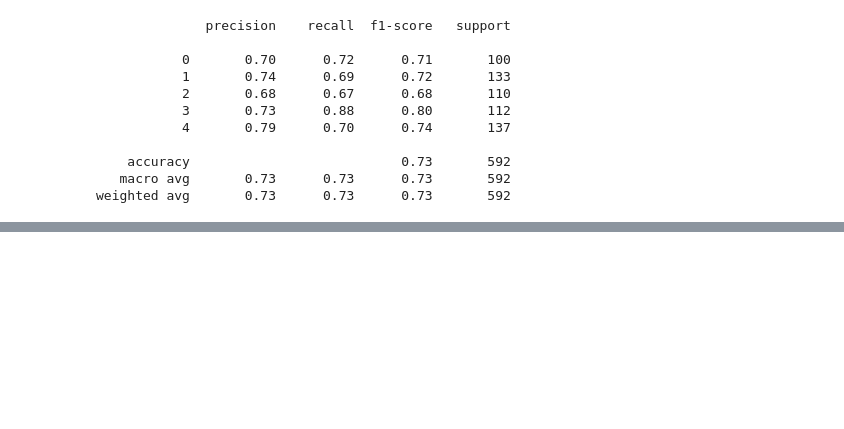
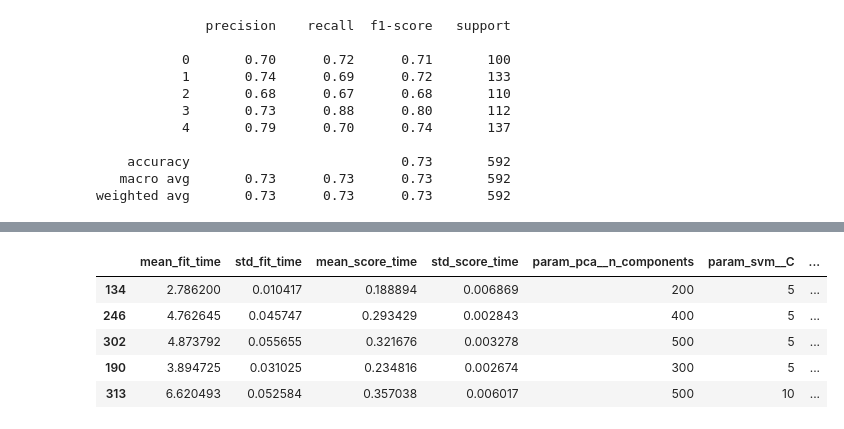
Before and after one commit to denisa-cernatoiu/ic1, a Jupyter notebook: project.ipynb, the cells around one changed output, grey strips where cells are left out. Drawn from its saved outputs; the diff is of its cells as text; code cells hidden in the pictures; blank space fills up the shorter version.

```diff
--- a/project.ipynb
+++ b/project.ipynb
@@ -254,0 +254,12 @@ NameError: name 'label_names' is not defined
+# %%
+# results sorted by rank
+results_df = pd.DataFrame(grid.cv_results_)
+results_df = results_df.sort_values('rank_test_score')
+results_df.head()
+# %% [output]
+|  | mean_fit_time | std_fit_time | mean_score_time | std_score_time | param_pca__n_components | param_svm__C | ... |
+| 134 | 2.786200 | 0.010417 | 0.188894 | 0.006869 | 200 | 5 | ... |
+| 246 | 4.762645 | 0.045747 | 0.293429 | 0.002843 | 400 | 5 | ... |
+| 302 | 4.873792 | 0.055655 | 0.321676 | 0.003278 | 500 | 5 | ... |
+| 190 | 3.894725 | 0.031025 | 0.234816 | 0.002674 | 300 | 5 | ... |
+| 313 | 6.620493 | 0.052584 | 0.357038 | 0.006017 | 500 | 10 | ... |
```
Also changed, not shown: parts of 1 cell of this notebook.
